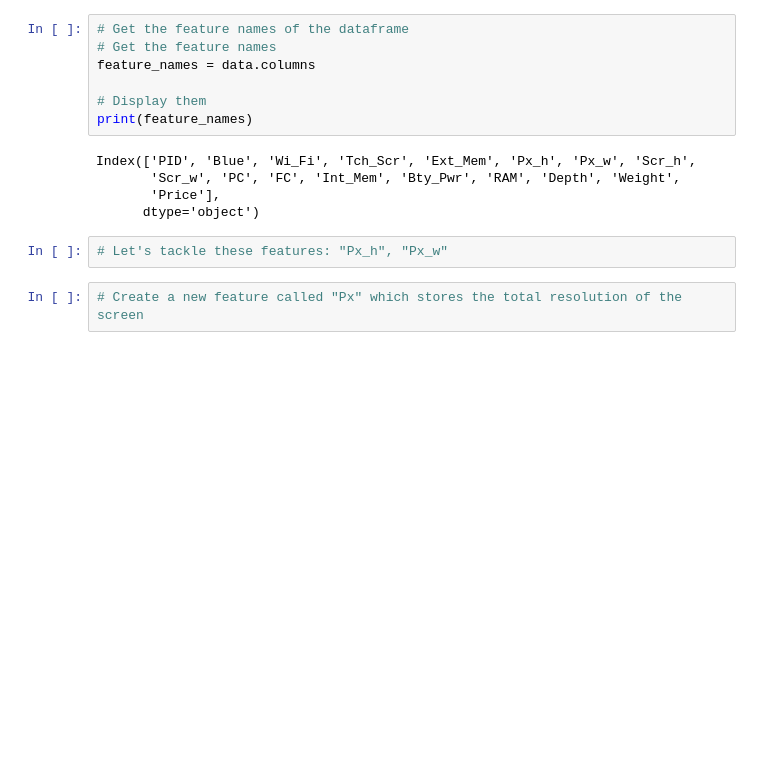
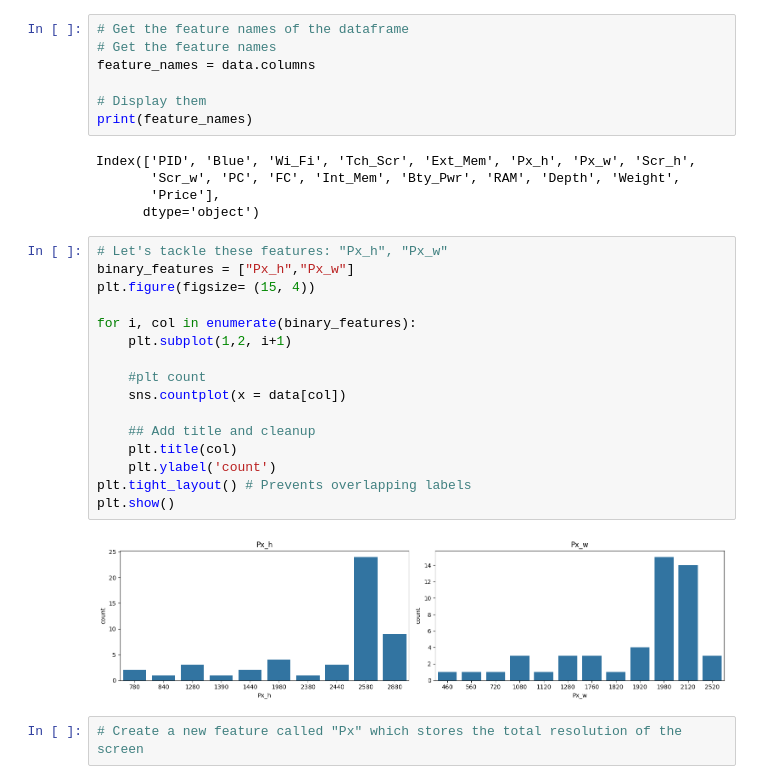
Before and after one commit to Subodhoraw/statistics-module-, a Jupyter notebook: Statistics Module Assignment.ipynb, the cells around one changed output. Drawn from its saved outputs; the diff is of its cells as text; blank space fills up the shorter version.

```diff
--- a/Statistics Module Assignment.ipynb
+++ b/Statistics Module Assignment.ipynb
@@ -212,8 +212,24 @@ Index(['PID', 'Blue', 'Wi_Fi', 'Tch_Scr', 'Ext_Mem', 'Px_h', 'Px_w', 'Scr_h',
        'Scr_w', 'PC', 'FC', 'Int_Mem', 'Bty_Pwr', 'RAM', 'Depth', 'Weight',
        'Price'],
       dtype='object')
-# %%
-# Let's tackle these features: "Px_h", "Px_w"
+# %%
+# Let's tackle these features: "Px_h", "Px_w"
+binary_features = ["Px_h","Px_w"]
+plt.figure(figsize= (15, 4))
+
+for i, col in enumerate(binary_features):
+    plt.subplot(1,2, i+1)
+
+    #plt count
+    sns.countplot(x = data[col])
+
+    ## Add title and cleanup
+    plt.title(col)
+    plt.ylabel('count')
+plt.tight_layout() # Prevents overlapping labels
+plt.show()
+# %% [output]
+[figure, added]
 # %%
 # Create a new feature called "Px" which stores the total resolution of the screen
 # %%
```
